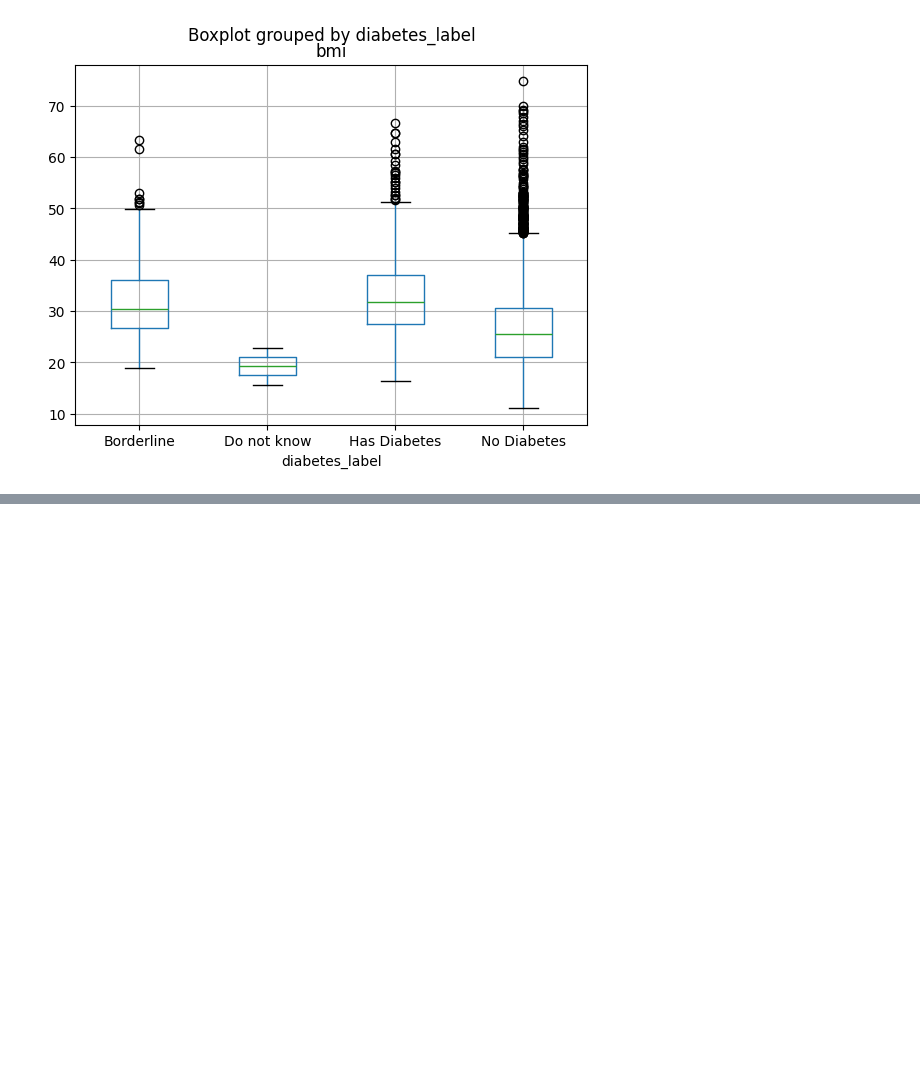
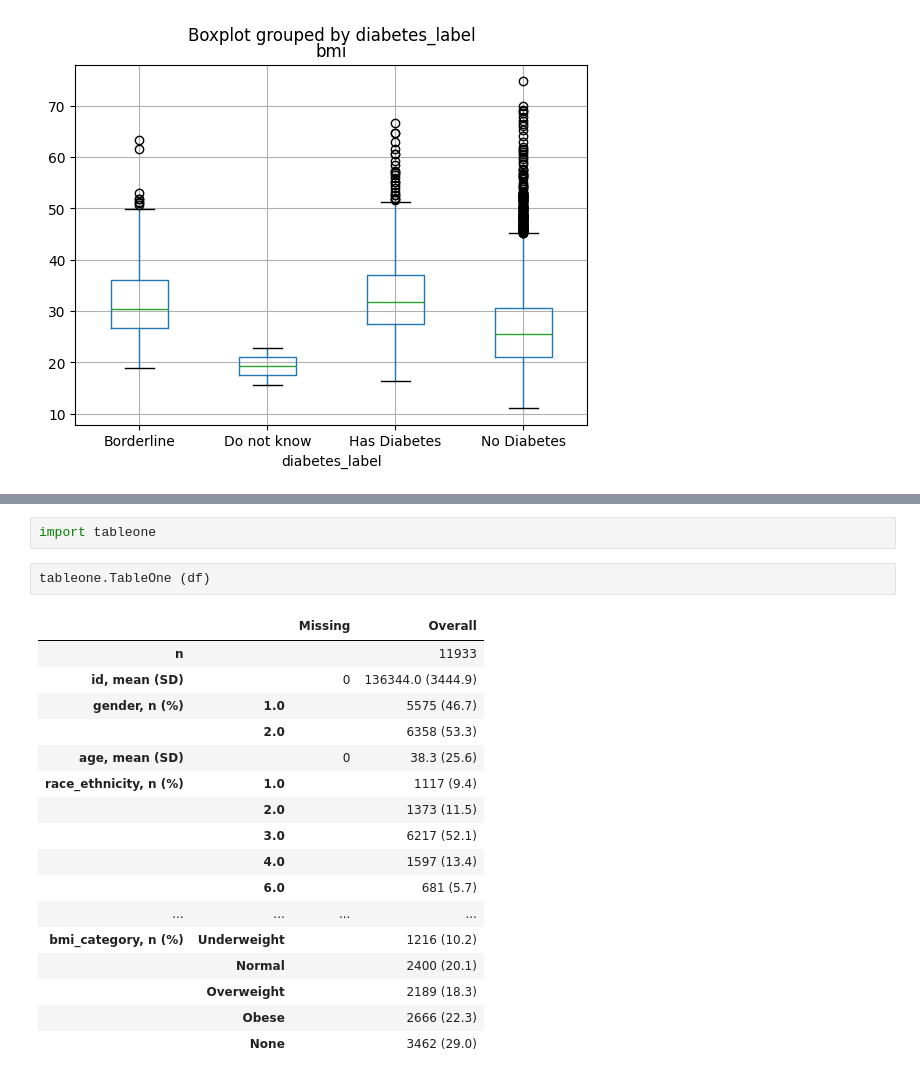
Before and after one commit to Ghazal-Rouhani/DSC_110, a Jupyter notebook: Data_summarization_and_visualization_10_12_2026.ipynb, the cells around one changed output, grey strips where cells are left out. Saved outputs shown, nothing was run; the diff lists cells and outputs as text; blank space fills up the shorter version.

```diff
--- a/Data_summarization_and_visualization_10_12_2026.ipynb
+++ b/Data_summarization_and_visualization_10_12_2026.ipynb
@@ -228,0 +249,22 @@ df.boxplot(column ='bmi', by='diabetes_label')
+# %%
+import tableone
+# %%
+tableone.TableOne (df)
+# %% [output]
+|  |  | Missing | Overall |
+| n |  |  | 11933 |
+| id, mean (SD) |  | 0 | 136344.0 (3444.9) |
+| gender, n (%) | 1.0 |  | 5575 (46.7) |
+|  | 2.0 |  | 6358 (53.3) |
+| age, mean (SD) |  | 0 | 38.3 (25.6) |
+| race_ethnicity, n (%) | 1.0 |  | 1117 (9.4) |
+|  | 2.0 |  | 1373 (11.5) |
+|  | 3.0 |  | 6217 (52.1) |
+|  | 4.0 |  | 1597 (13.4) |
+|  | 6.0 |  | 681 (5.7) |
+| ... | ... | ... | ... |
+| bmi_category, n (%) | Underweight |  | 1216 (10.2) |
+|  | Normal |  | 2400 (20.1) |
+|  | Overweight |  | 2189 (18.3) |
+|  | Obese |  | 2666 (22.3) |
+|  | None |  | 3462 (29.0) |
```
Also changed, not shown: parts of 2 cells of this notebook.
